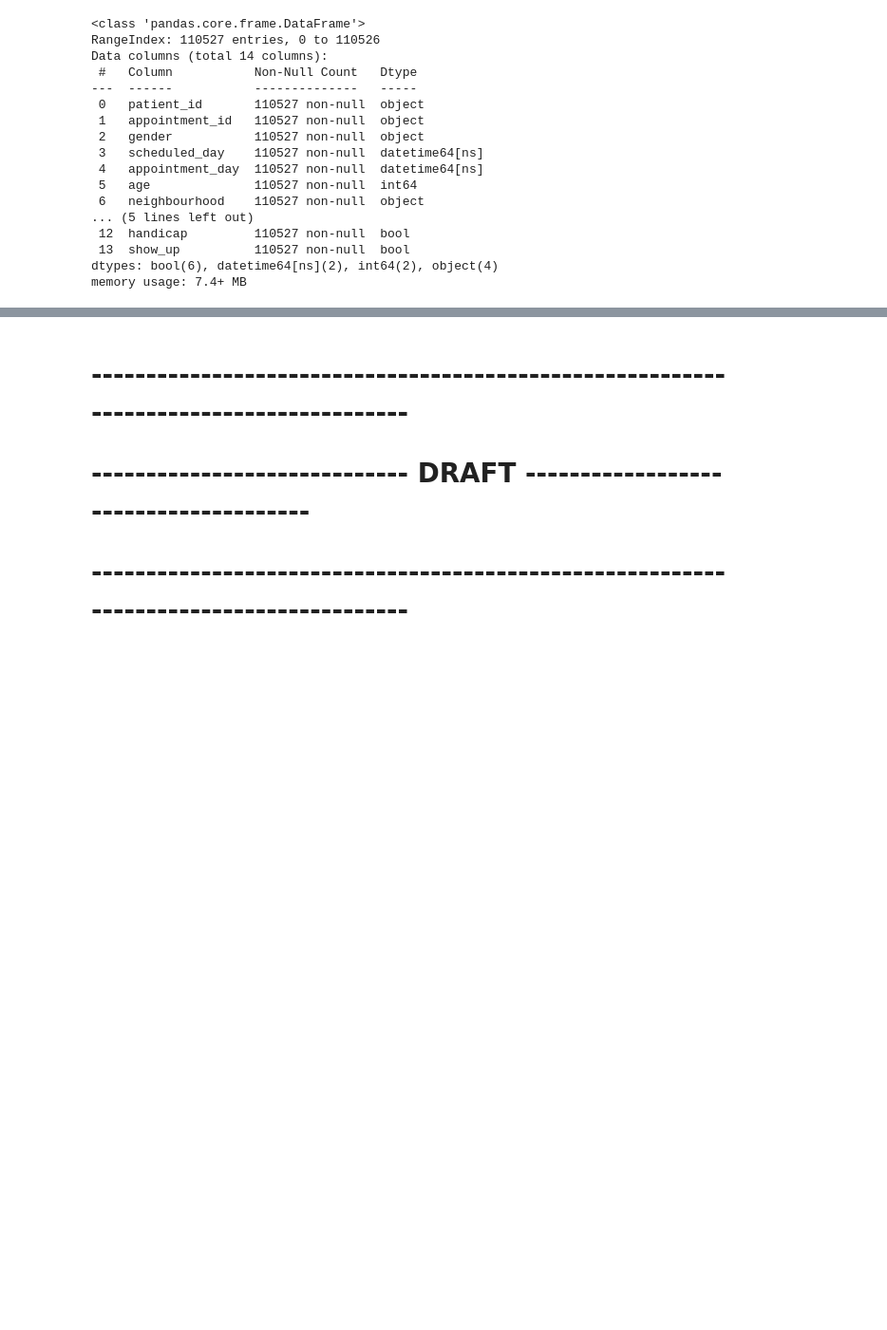
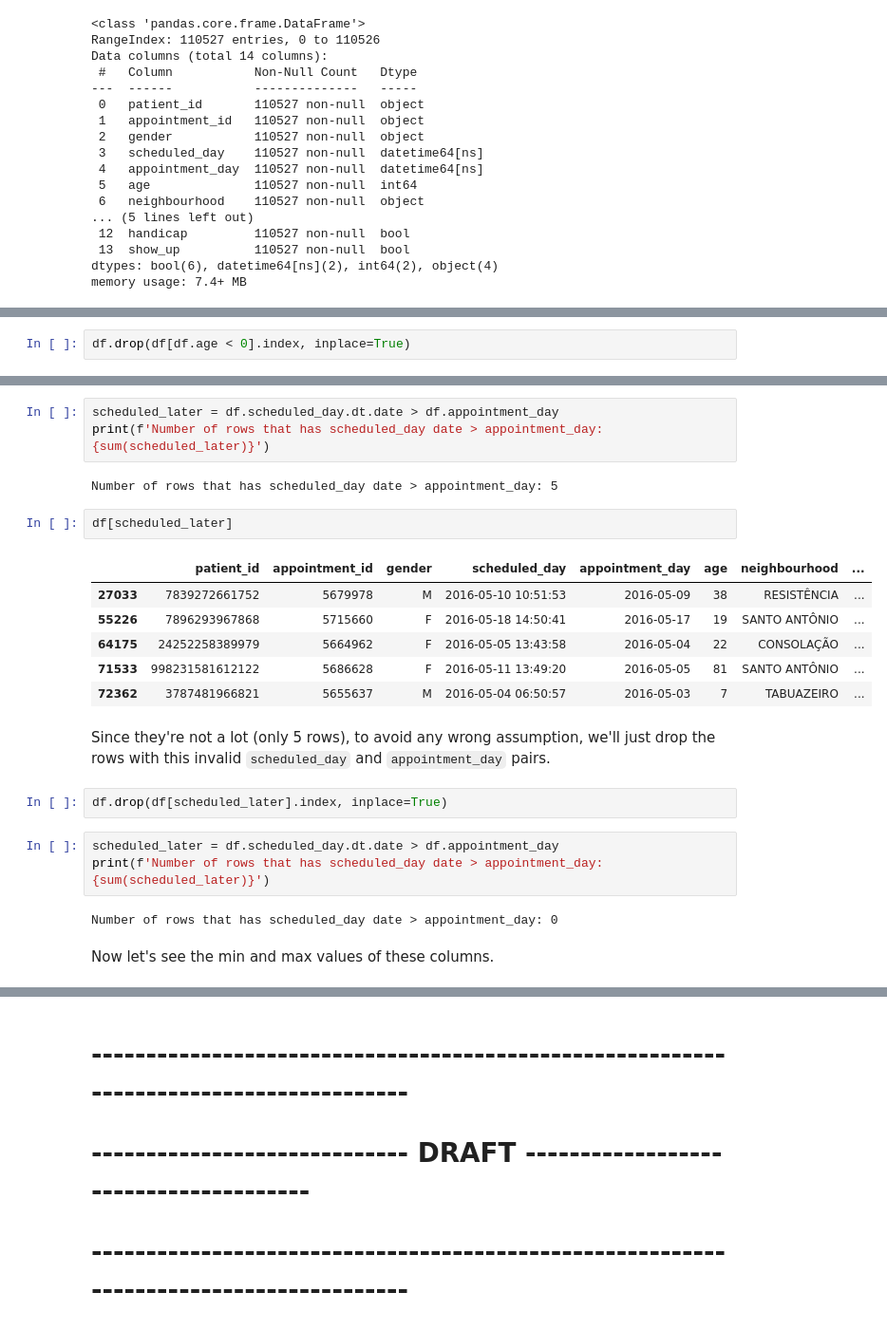
Before and after one commit to fletchersarip93/medical-appointment-no-show-data-analysis, a Jupyter notebook: Investigation_of_No_Show_Appointments_Data.ipynb, the cells around one changed output, grey strips where cells are left out. Shown at 95% size. Cells and saved outputs as stored; diff of their text form; blank space fills up the shorter version.

```diff
--- a/Investigation_of_No_Show_Appointments_Data.ipynb
+++ b/Investigation_of_No_Show_Appointments_Data.ipynb
@@ -399,0 +438,2 @@ memory usage: 7.4+ MB
+# %%
+df.drop(df[df.age < 0].index, inplace=True)
@@ -399,0 +512,25 @@ memory usage: 7.4+ MB
+# %%
+scheduled_later = df.scheduled_day.dt.date > df.appointment_day
+print(f'Number of rows that has scheduled_day date > appointment_day: {sum(scheduled_later)}')
+# %% [output]
+Number of rows that has scheduled_day date > appointment_day: 5
+# %%
+df[scheduled_later]
+# %% [output]
+|  | patient_id | appointment_id | gender | scheduled_day | appointment_day | age | neighbourhood | ... |
+| 27033 | 7839272661752 | 5679978 | M | 2016-05-10 10:51:53 | 2016-05-09 | 38 | RESISTÊNCIA | ... |
+| 55226 | 7896293967868 | 5715660 | F | 2016-05-18 14:50:41 | 2016-05-17 | 19 | SANTO ANTÔNIO | ... |
+| 64175 | 24252258389979 | 5664962 | F | 2016-05-05 13:43:58 | 2016-05-04 | 22 | CONSOLAÇÃO | ... |
+| 71533 | 998231581612122 | 5686628 | F | 2016-05-11 13:49:20 | 2016-05-05 | 81 | SANTO ANTÔNIO | ... |
+| 72362 | 3787481966821 | 5655637 | M | 2016-05-04 06:50:57 | 2016-05-03 | 7 | TABUAZEIRO | ... |
+# %% [markdown]
+Since they're not a lot (only 5 rows), to avoid any wrong assumption, we'll just drop the rows with this invalid `scheduled_day` and `appointment_day` pairs.
+# %%
+df.drop(df[scheduled_later].index, inplace=True)
+# %%
+scheduled_later = df.scheduled_day.dt.date > df.appointment_day
+print(f'Number of rows that has scheduled_day date > appointment_day: {sum(scheduled_later)}')
+# %% [output]
+Number of rows that has scheduled_day date > appointment_day: 0
+# %% [markdown]
+Now let's see the min and max values of these columns.
```
Also changed, not shown: parts of 31 cells of this notebook.
